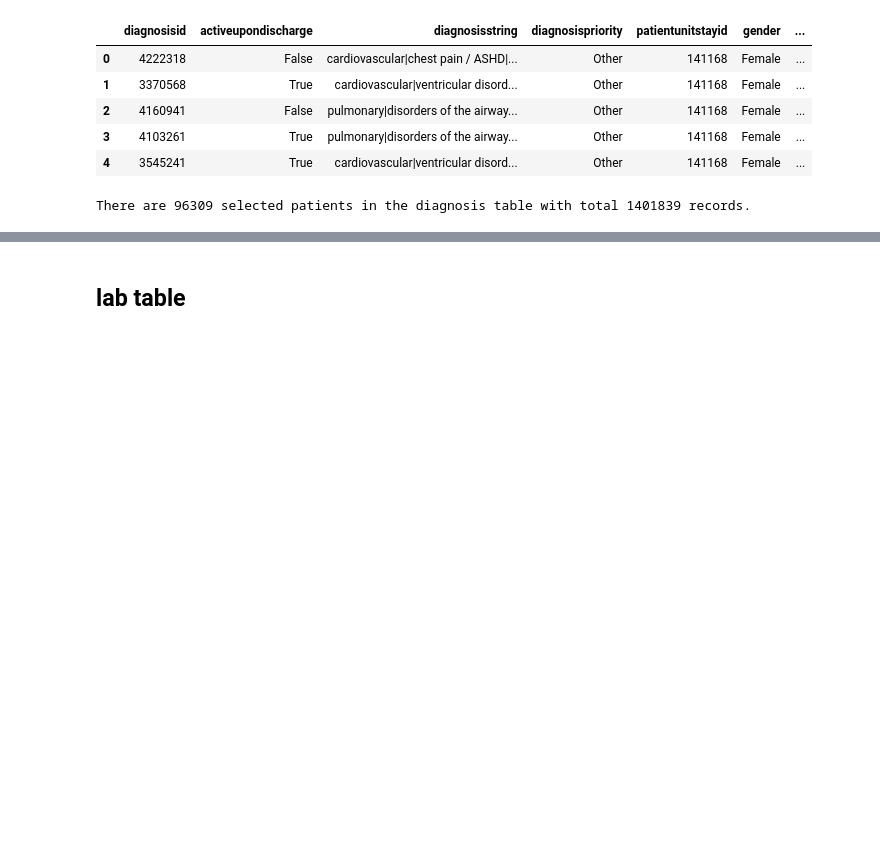
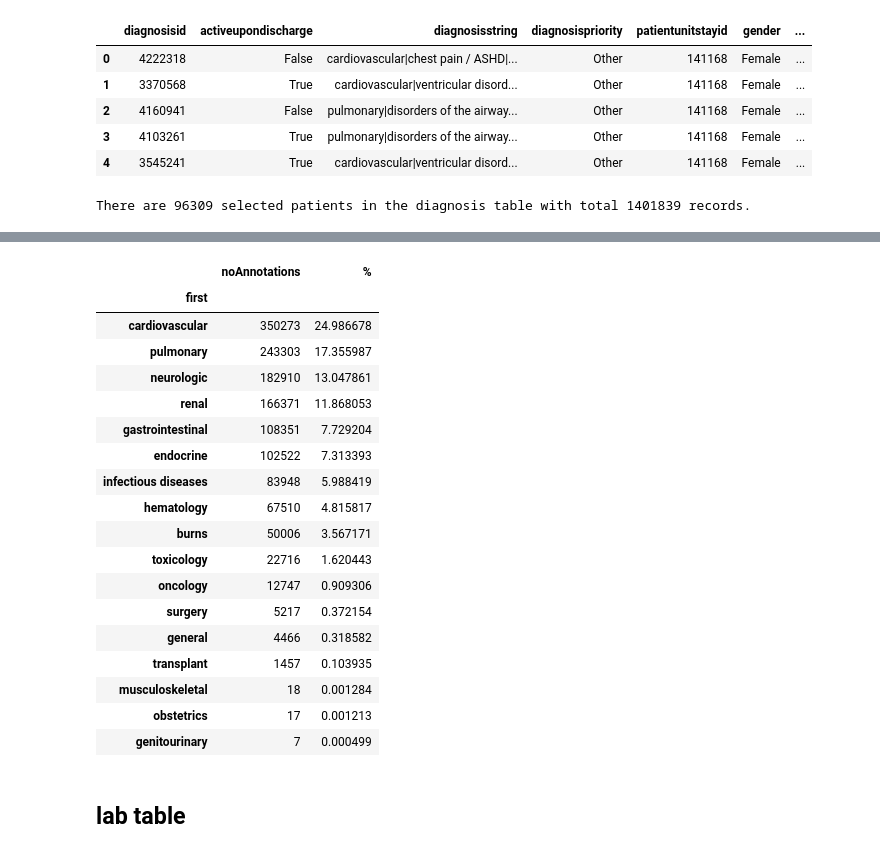
Before and after one commit to joy628/master-project, a Jupyter notebook: data-preprocessing/patient.ipynb, the cells around one changed output, grey strips where cells are left out. Cells and saved outputs as stored; diff of their text form; code cells hidden in the pictures; blank space fills up the shorter version.

```diff
--- a/data-preprocessing/patient.ipynb
+++ b/data-preprocessing/patient.ipynb
@@ -398,3 +608,28 @@ There are 96309 selected patients in the diagnosis table with total 1401839 reco
+# %%
+frequency_diagnosis = pd.DataFrame()
+frequency_diagnosis['noAnnotations'] = df_diagnosis_selected_1['first'].value_counts()
+frequency_diagnosis['%'] = df_diagnosis_selected_1['first'].value_counts() / len(df_diagnosis_selected_1.index) * 100
+frequency_diagnosis
+# %% [output]
+|  | noAnnotations | % |
+| first |  |  |
+| cardiovascular | 350273 | 24.986678 |
+| pulmonary | 243303 | 17.355987 |
+| neurologic | 182910 | 13.047861 |
+| renal | 166371 | 11.868053 |
+| gastrointestinal | 108351 | 7.729204 |
+| endocrine | 102522 | 7.313393 |
+| infectious diseases | 83948 | 5.988419 |
+| hematology | 67510 | 4.815817 |
+| burns | 50006 | 3.567171 |
+| toxicology | 22716 | 1.620443 |
+| oncology | 12747 | 0.909306 |
+| surgery | 5217 | 0.372154 |
+| general | 4466 | 0.318582 |
+| transplant | 1457 | 0.103935 |
+| musculoskeletal | 18 | 0.001284 |
+| obstetrics | 17 | 0.001213 |
+| genitourinary | 7 | 0.000499 |
 # %% [markdown]
 ## lab table
 # %%
```
Also changed, not shown: parts of 17 cells of this notebook.
